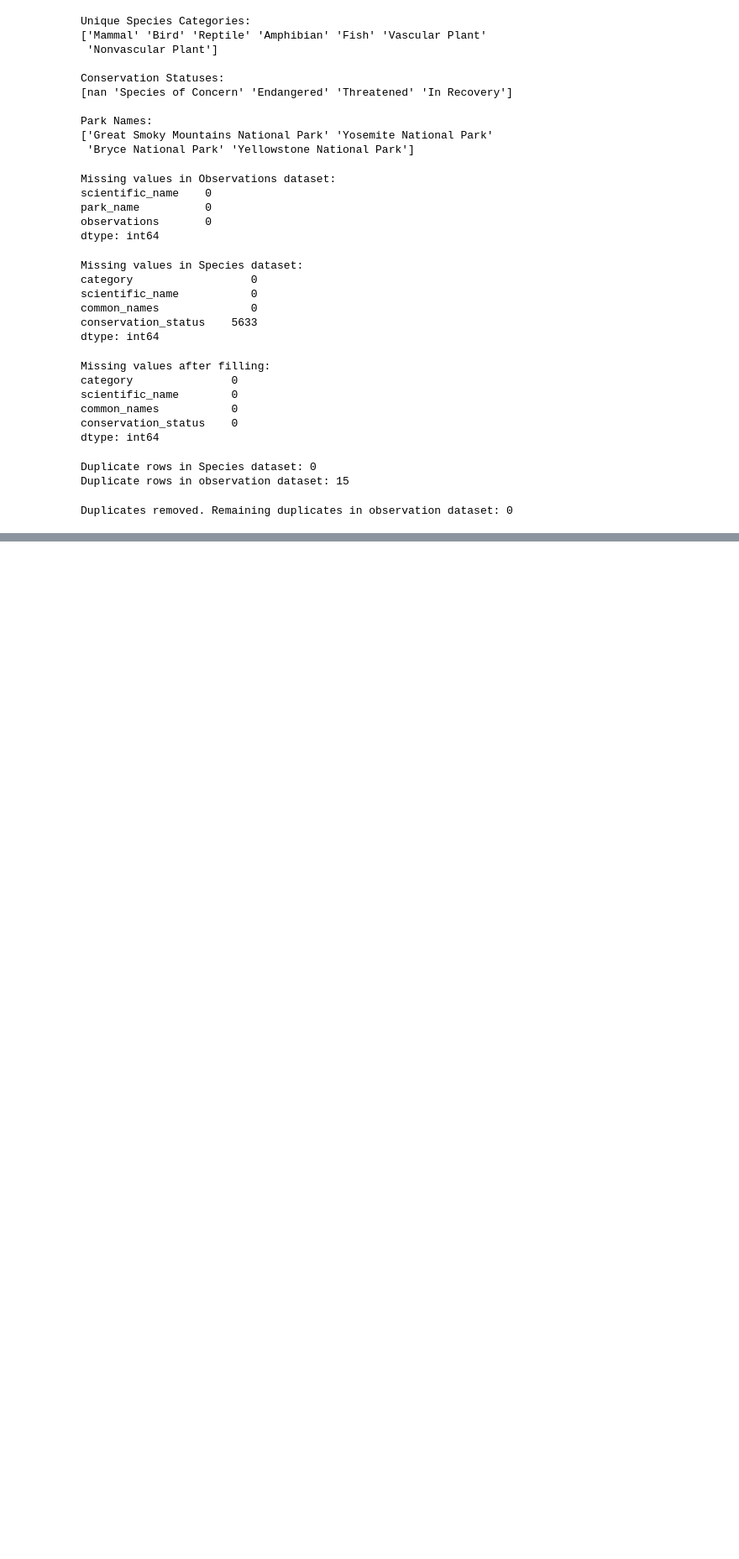
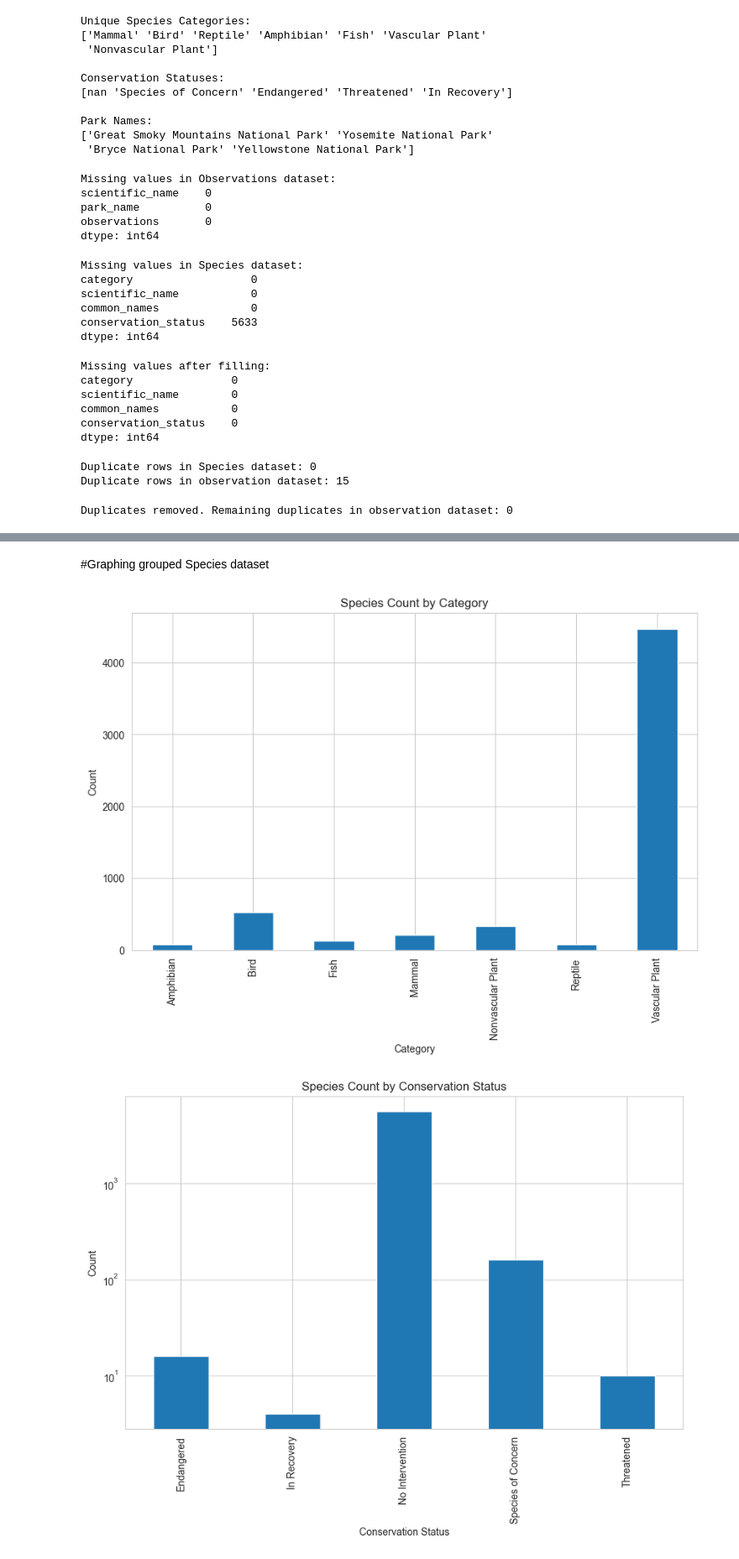
Before and after one commit to DCaputi001/National-Park-Biodiversity, a Jupyter notebook: biodiversity.ipynb, the cells around one changed output, grey strips where cells are left out. Shown at 84% size. Saved outputs shown, nothing was run; the diff lists cells and outputs as text; code cells hidden in the pictures; blank space fills up the shorter version.

Commit message:
Began grouping and adding data visualizers

```diff
--- a/biodiversity.ipynb
+++ b/biodiversity.ipynb
@@ -149,0 +153,10 @@ Duplicates removed. Remaining duplicates in observation dataset: 0
+# %%
+#Grouping the species dataset by category and count the number of species in each
+category_counts = species.groupby("category")["scientific_name"].count()
+print("Species Count By Category:")
+print(category_counts)
+
+#group species by conservation status and count
+conservation_counts = species.groupby("conservation_status")["scientific_name"].count()
+print("\nSpecies Count by Conservation Status:")
+print(conservation_counts)
@@ -149,0 +182,20 @@ Duplicates removed. Remaining duplicates in observation dataset: 0
+# %% [markdown]
+#Graphing grouped Species dataset
+# %%
+#using pandas .plot() method
+# used matplotlib for the logarithimic y-axis logy=True
+# Plot category counts
+category_counts.plot(kind='bar', title="Species Count by Category", xlabel="Category", ylabel="Count")
+plt.show()
+
+# Plot conservation status counts
+#conservation_counts.plot(kind='bar', title="Species Count by Conservation Status", xlabel="Conservation Status", ylabel="Count")
+#plt.show()
+
+# Use a log scale for the y-axis
+#This scales the y-axis logarithmically, compressing large values and stretching smaller values for better comparison.
+conservation_counts.plot(kind='bar', title="Species Count by Conservation Status", xlabel="Conservation Status", ylabel="Count", logy=True)
+plt.show()
+# %% [output]
+[figure, added]
+[figure, added]
```
Also changed, not shown: parts of 4 cells of this notebook.
